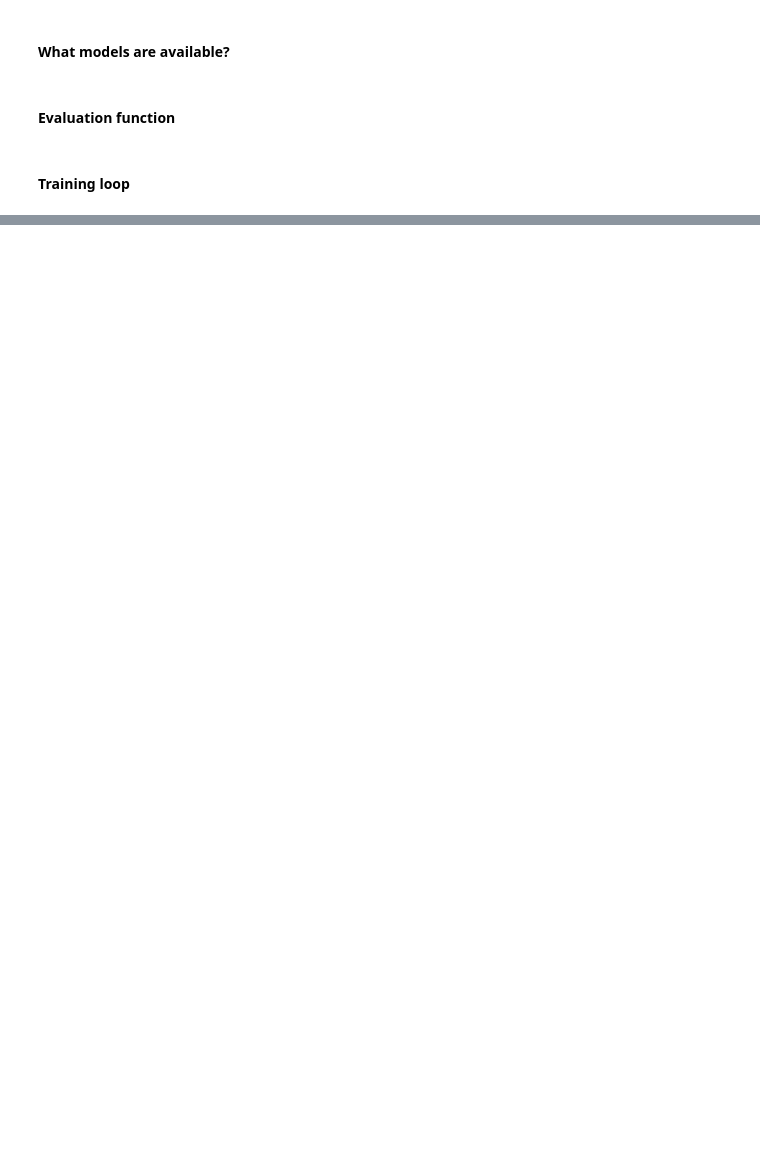
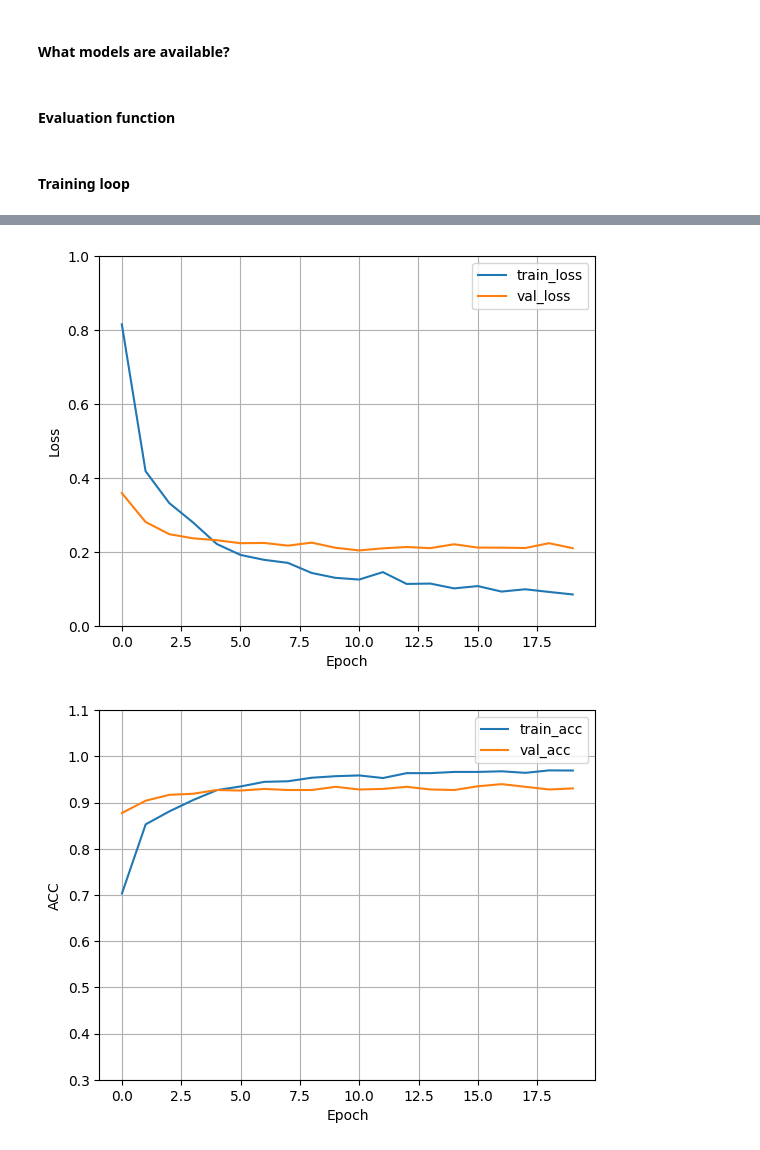
Before and after one commit to UOS-COMP6252/public, a Jupyter notebook: lightning/transfer.ipynb, the cells around one changed output, grey strips where cells are left out. Saved outputs shown, nothing was run; the diff lists cells and outputs as text; code cells hidden in the pictures; blank space fills up the shorter version.

```diff
--- a/lightning/transfer.ipynb
+++ b/lightning/transfer.ipynb
@@ -315,0 +297,47 @@ model = train_model(model, criterion, optimizer,scheduler=scheduler,num_epochs=9
+# %%
+import pandas as pd
+
+def plot_loss_and_acc(
+    log_dir, loss_ylim=(0.0, 0.9), acc_ylim=(0.3, 1.0), save_loss=None, save_acc=None
+):
+
+    metrics = pd.read_csv(f"{log_dir}/metrics.csv")
+
+    aggreg_metrics = []
+    agg_col = "epoch"
+    # groupby and mean are used to get rid of the NaN entries
+    # the csv file is written to independently, at different times,
+    # by the train_step, validation_step,...etc
+    # therefore some entries are empty
+    for i, dfg in metrics.groupby(agg_col):
+        agg = dict(dfg.mean())
+        agg[agg_col] = i
+        aggreg_metrics.append(agg)
+
+    df_metrics = pd.DataFrame(aggreg_metrics)
+    df_metrics[["train_loss","val_loss"]].plot(
+        grid=True, legend=True, xlabel="Epoch", ylabel="Loss"
+    )
+
+    plt.ylim(loss_ylim)
+    if save_loss is not None:
+        plt.savefig(save_loss)
+
+    df_metrics[["train_acc", "val_acc"]].plot(
+        grid=True, legend=True, xlabel="Epoch", ylabel="ACC"
+    )
+
+    plt.ylim(acc_ylim)
+    if save_acc is not None:
+        plt.savefig(save_acc)
+# %%
+
+plot_loss_and_acc(
+    trainer.logger.log_dir,
+    acc_ylim=(0.3, 1.1), loss_ylim=(0.0,1.0),
+    save_loss="trivialaugment-loss.png",
+    save_acc="trivialaugment-acc.png"
+)
+# %% [output]
+[figure, added]
+[figure, added]
```
Also changed, not shown: parts of 27 cells of this notebook, 4 other files.
